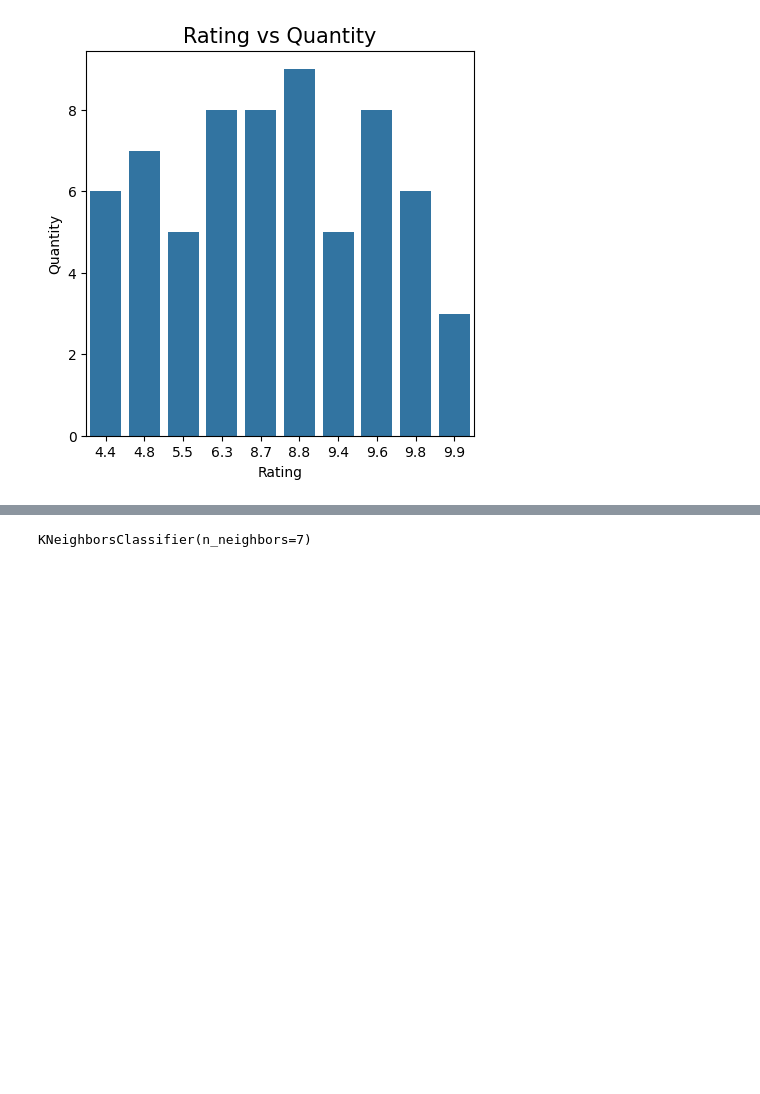
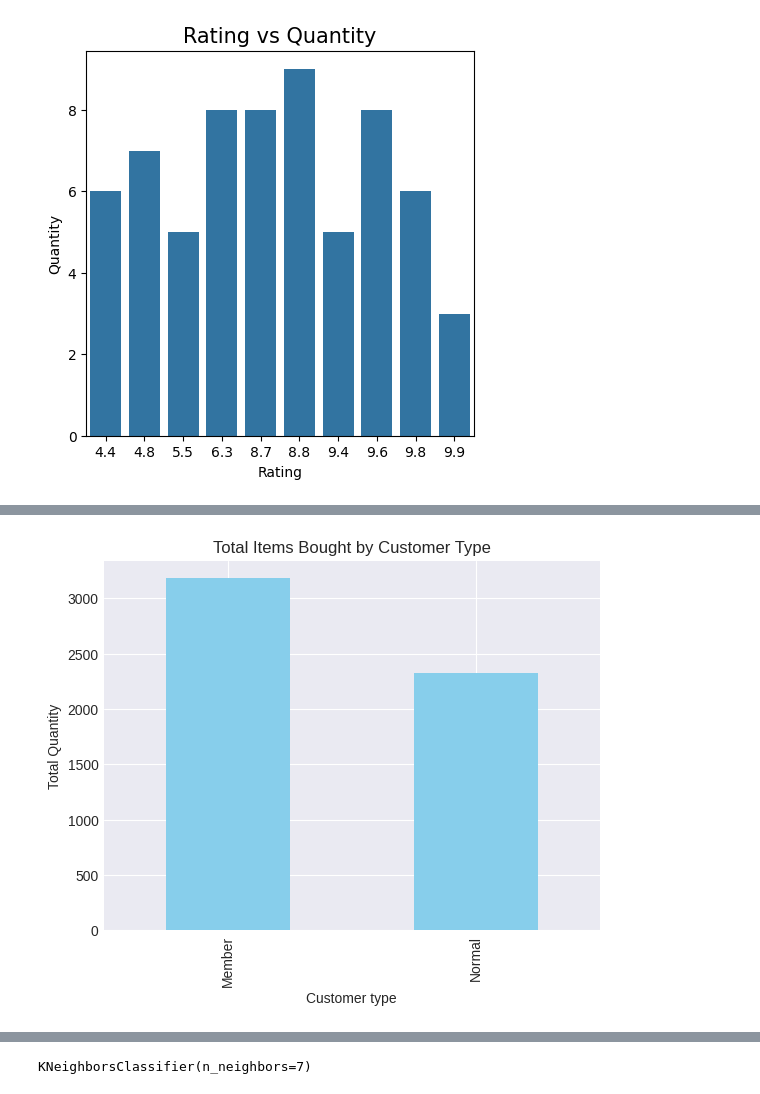
Before and after one commit to 01235-anuj/Sales-Prediction-and-EDA, a Jupyter notebook: sales_Prediction_and_EDA.ipynb, the cells around one changed output, grey strips where cells are left out. Cells and saved outputs as stored; diff of their text form; code cells hidden in the pictures; blank space fills up the shorter version.

```diff
--- a/sales_Prediction_and_EDA.ipynb
+++ b/sales_Prediction_and_EDA.ipynb
@@ -270,0 +279,81 @@ plt.show()
+# %%
+# ====================== Advanced Insights Function ======================
+def all_insights(df):
+    plt.style.use('seaborn-v0_8-darkgrid')
+
+    # 1. Customer Category Bought More Items
+    customer_items = df.groupby('Customer type')['Quantity'].sum().sort_values(ascending=False)
+    print("\n[1] Customer Category by Items Bought:\n", customer_items)
+    customer_items.plot(kind='bar', color='skyblue', title='Total Items Bought by Customer Type')
+    plt.ylabel('Total Quantity')
+    plt.show()
+
+    # 2. Best & Worst Rated Products
+    product_ratings = df.groupby('Product line')['Rating'].mean().sort_values(ascending=False)
+    print("\n[2] Product Ratings (Best to Worst):\n", product_ratings)
+    product_ratings.plot(kind='bar', color='lightgreen', title='Average Rating by Product Line')
+    plt.ylabel('Average Rating')
+    plt.show()
+
+    # 3. Best-Selling Products by Revenue
+    best_selling = df.groupby('Product line')['Sales'].sum().sort_values(ascending=False)
+    print("\n[3] Best-Selling Product Lines by Revenue:\n", best_selling)
+    best_selling.plot(kind='bar', color='orange', title='Total Sales by Product Line')
+    plt.ylabel('Total Sales')
+    plt.show()
+
+    # 4. Payment Method Popularity
+    payment_pref = df['Payment'].value_counts()
+    print("\n[4] Payment Method Popularity:\n", payment_pref)
+    payment_pref.plot(kind='pie', autopct='%1.1f%%', startangle=90, colors=['#ff9999','#66b3ff','#99ff99'])
+    plt.title('Payment Method Share')
+    plt.ylabel('')
+    plt.show()
+
+    # 5. City/Branch with Highest Revenue
+    city_sales = df.groupby('City')['Sales'].sum().sort_values(ascending=False)
+    print("\n[5] City-wise Revenue:\n", city_sales)
+    city_sales.plot(kind='bar', color='purple', title='Total Sales by City')
+    plt.ylabel('Total Sales')
+    plt.show()
+
+    # 6. Gender-wise Spending
+    gender_spending = df.groupby('Gender')['Sales'].sum().sort_values(ascending=False)
+    print("\n[6] Gender-wise Total Spending:\n", gender_spending)
+    gender_spending.plot(kind='bar', color='pink', title='Total Sales by Gender')
+    plt.ylabel('Total Sales')
+    plt.show()
+
+    # 7. Correlation Between Price & Quantity
+    corr_value = df['Unit price'].corr(df['Quantity'])
+    print("\n[7] Correlation between Unit Price and Quantity:", round(corr_value, 3))
+    sns.scatterplot(data=df, x='Unit price', y='Quantity', hue='Gender')
+    plt.title('Price vs Quantity Sold')
+    plt.show()
+
+    # 8. Profit Margin Analysis
+    df['Profit Margin (%)'] = (df['gross income'] / df['Sales']) * 100
+    profit_margin = df.groupby('Product line')['Profit Margin (%)'].mean().sort_values(ascending=False)
+    print("\n[8] Average Profit Margin by Product Line:\n", profit_margin)
+    profit_margin.plot(kind='bar', color='red', title='Average Profit Margin (%) by Product Line')
+    plt.ylabel('Profit Margin (%)')
+    plt.show()
+
+    # 9. Monthly Sales Trend
+    if 'Date' in df.columns:
+        df['Date'] = pd.to_datetime(df['Date'])
+        df['Month'] = df['Date'].dt.month_name()
+        monthly_sales = df.groupby('Month')['Sales'].sum()
+        print("\n[9] Monthly Sales Trend:\n", monthly_sales)
+        monthly_sales.plot(kind='line', marker='o', color='blue', title='Monthly Sales Trend')
+        plt.ylabel('Total Sales')
+        plt.show()
+    else:
+        print("\n[9] No 'Date' column found, skipping Monthly Sales Trend.")
+
+    print("\n✅ All insights generated successfully!")
+
+# Removed the function call from here as it's now in a separate cell.
+# ====================== Function Call ======================
+all_insights(df)
+# %% [output]
@@ -270,0 +365 @@ plt.show()
+[figure, added]
```
Also changed, not shown: parts of 16 cells of this notebook.
